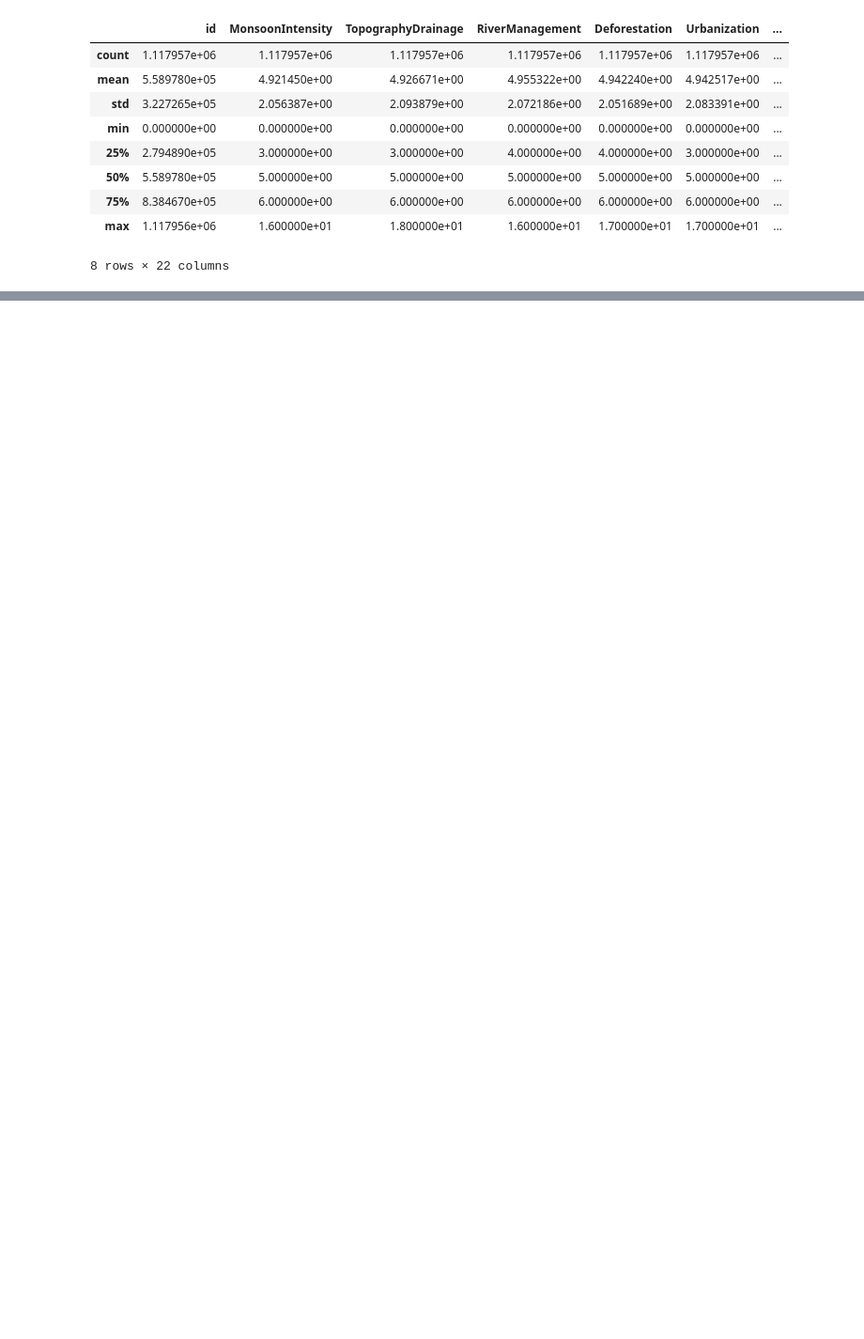
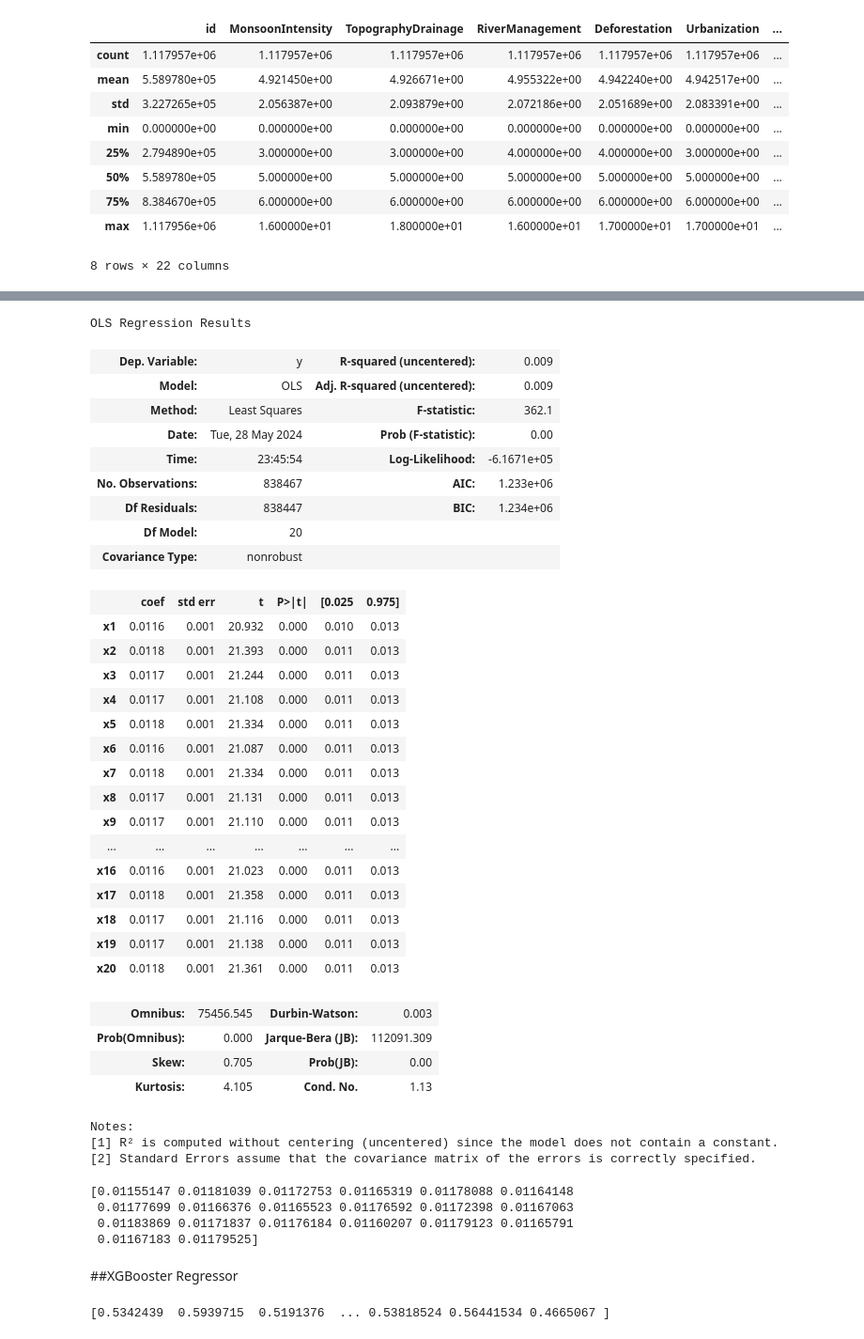
Before and after one commit to newguy7/DataScienceProjects, a Jupyter notebook: Flood_Prediction.ipynb, the cells around one changed output, grey strips where cells are left out. Shown at 94% size. Saved outputs shown, nothing was run; the diff lists cells and outputs as text; code cells hidden in the pictures; blank space fills up the shorter version.

```diff
--- a/Flood_Prediction.ipynb
+++ b/Flood_Prediction.ipynb
@@ -191,0 +133,7 @@ Linear Regression MSE: 0.00040320653051216716, R2: 0.8448773580510154
+# %%
+from sklearn.preprocessing import StandardScaler
+
+# Scaling the features
+scalar = StandardScaler()
+X_train = scalar.fit_transform(X_train)
+X_test = scalar.transform(X_test)
@@ -191,0 +206,50 @@ Linear Regression MSE: 0.00040320653051216716, R2: 0.8448773580510154
+# %%
+#OLS Linear Regression
+import statsmodels.api as sm
+
+model = sm.OLS(y_train,X_train).fit()
+# %%
+model.summary()
+# %% [output]
+OLS Regression Results
+| Dep. Variable: | y | R-squared (uncentered): | 0.009 |
+| Model: | OLS | Adj. R-squared (uncentered): | 0.009 |
+| Method: | Least Squares | F-statistic: | 362.1 |
+| Date: | Tue, 28 May 2024 | Prob (F-statistic): | 0.00 |
+| Time: | 23:45:54 | Log-Likelihood: | -6.1671e+05 |
+| No. Observations: | 838467 | AIC: | 1.233e+06 |
+| Df Residuals: | 838447 | BIC: | 1.234e+06 |
+| Df Model: | 20 |  |  |
+| Covariance Type: | nonrobust |  |  |
+|  | coef | std err | t | P>|t| | [0.025 | 0.975] |
+| x1 | 0.0116 | 0.001 | 20.932 | 0.000 | 0.010 | 0.013 |
+| x2 | 0.0118 | 0.001 | 21.393 | 0.000 | 0.011 | 0.013 |
+| x3 | 0.0117 | 0.001 | 21.244 | 0.000 | 0.011 | 0.013 |
+| x4 | 0.0117 | 0.001 | 21.108 | 0.000 | 0.011 | 0.013 |
+| x5 | 0.0118 | 0.001 | 21.334 | 0.000 | 0.011 | 0.013 |
+| x6 | 0.0116 | 0.001 | 21.087 | 0.000 | 0.011 | 0.013 |
+| x7 | 0.0118 | 0.001 | 21.334 | 0.000 | 0.011 | 0.013 |
+| x8 | 0.0117 | 0.001 | 21.131 | 0.000 | 0.011 | 0.013 |
+| x9 | 0.0117 | 0.001 | 21.110 | 0.000 | 0.011 | 0.013 |
+| ... | ... | ... | ... | ... | ... | ... |
+| x16 | 0.0116 | 0.001 | 21.023 | 0.000 | 0.011 | 0.013 |
+| x17 | 0.0118 | 0.001 | 21.358 | 0.000 | 0.011 | 0.013 |
+| x18 | 0.0117 | 0.001 | 21.116 | 0.000 | 0.011 | 0.013 |
+| x19 | 0.0117 | 0.001 | 21.138 | 0.000 | 0.011 | 0.013 |
+| x20 | 0.0118 | 0.001 | 21.361 | 0.000 | 0.011 | 0.013 |
+| Omnibus: | 75456.545 | Durbin-Watson: | 0.003 |
+| Prob(Omnibus): | 0.000 | Jarque-Bera (JB): | 112091.309 |
+| Skew: | 0.705 | Prob(JB): | 0.00 |
+| Kurtosis: | 4.105 | Cond. No. | 1.13 |
+Notes:
+[1] R² is computed without centering (uncentered) since the model does not contain a constant.
+[2] Standard Errors assume that the covariance matrix of the errors is correctly specified.
+# %%
+print(regression.coef_)
+# %% [output]
+[0.01155147 0.01181039 0.01172753 0.01165319 0.01178088 0.01164148
+ 0.01177699 0.01166376 0.01165523 0.01176592 0.01172398 0.01167063
+ 0.01183869 0.01171837 0.01176184 0.01160207 0.01179123 0.01165791
+ 0.01167183 0.01179525]
+# %% [markdown]
+##XGBooster Regressor
@@ -191,0 +258,12 @@ Linear Regression MSE: 0.00040320653051216716, R2: 0.8448773580510154
+# %%
+# Instantiation
+model = XGBRegressor()
+
+# Fitting the model
+model.fit(X_train, y_train)
+
+# Predict the model
+pred_lbls = model.predict(X_test)
+print(pred_lbls)
+# %% [output]
+[0.5342439  0.5939715  0.5191376  ... 0.53818524 0.56441534 0.4665067 ]
```
Also changed, not shown: parts of 44 cells of this notebook.
